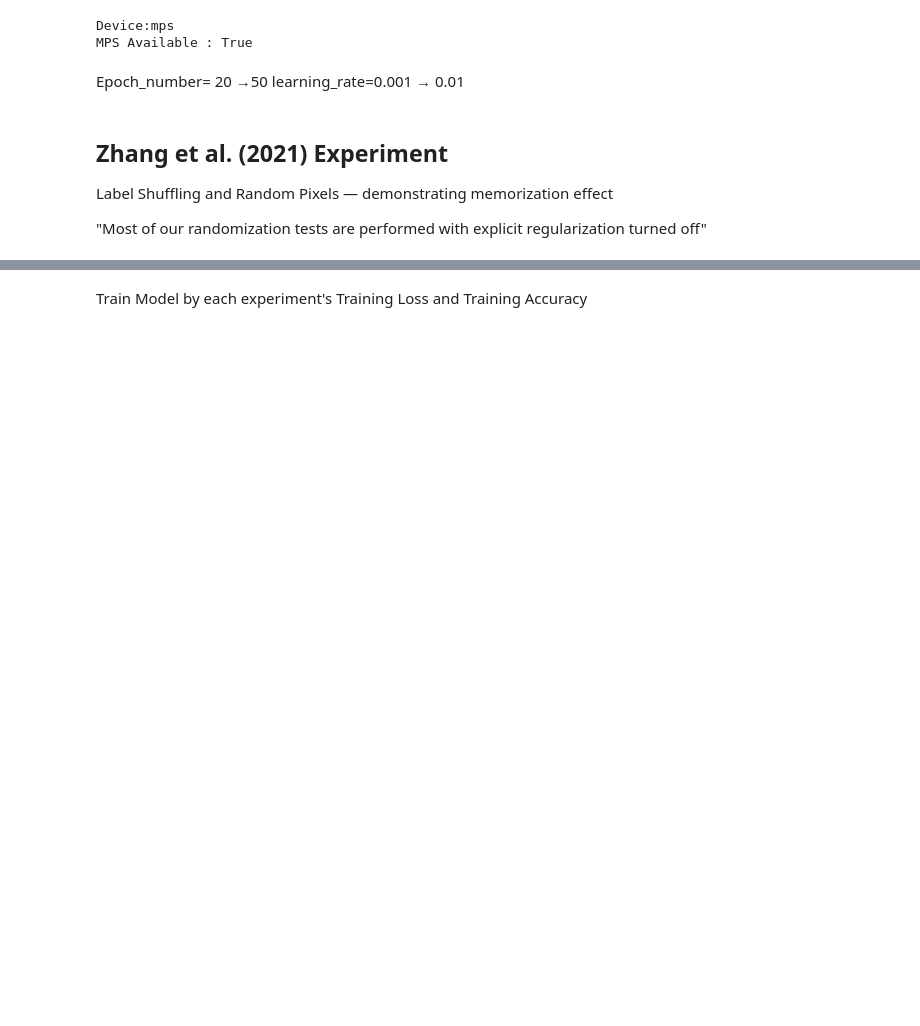
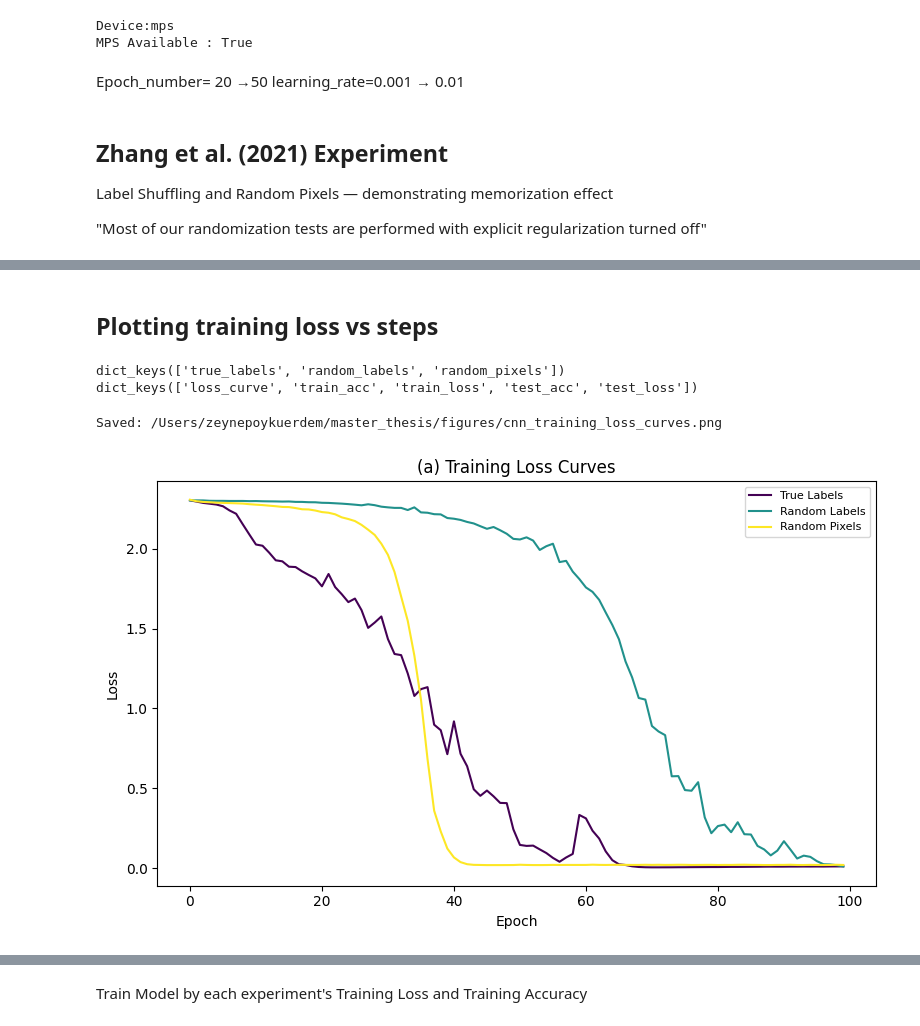
Before and after one commit to zeynepoykuerdem/master_thesis, a Jupyter notebook: master_thesis/main.ipynb, the cells around one changed output, grey strips where cells are left out. Saved outputs shown, nothing was run; the diff lists cells and outputs as text; code cells hidden in the pictures; blank space fills up the shorter version.

```diff
--- a/master_thesis/main.ipynb
+++ b/master_thesis/main.ipynb
@@ -183,12 +197,16 @@ def train_experiment(exp_model, loader, num_epochs=50):
 
     return history
 # %%
-def evaluate_model(loader, loss_fn,model):
-    eval_model=model.to(device)
+def evaluate_model(loader,model):
+    eval_model=model
     eval_model.eval()
     correct    = 0
     total      = 0
     epoch_loss = 0.0
+
+    exp_loss_fn = nn.CrossEntropyLoss()
+
+
 
     with torch.no_grad():
         for images, labels in loader:
@@ -196,7 +214,7 @@ def evaluate_model(loader, loss_fn,model):
             labels = labels.to(device)
 
             y_pred = eval_model(images)
-            loss   = loss_fn(y_pred, labels)
+            loss   = exp_loss_fn(y_pred, labels)
 
             epoch_loss   += loss.item()
             _, predicted  = torch.max(y_pred.data, 1)
@@ -274,0 +257,29 @@ ImportError: cannot import name 'load_cifar10_data_no_augmentation' from 'data.c
+# %%
+experiments={
+    'true_labels': ZhangExperiment(train_subset,'true_labels'),
+    'random_labels': ZhangExperiment(train_subset,'random_labels'),
+    'random_pixels': ZhangExperiment(train_subset,'random_pixels'),
+    }
+
+results_cnn={}
+
+
+
+for exp_name, exp_dataset in experiments.items():
+    print(f"\nExperiment: {exp_name}")
+    exp_loader = DataLoader(exp_dataset, batch_size=32, shuffle=True)
+    # No regularization for CNN
+    exp_model = SimpleCNN(num_classes=10).to(device)
+
+    history = train_experiment(exp_model, exp_loader)
+
+    test_acc, test_loss = evaluate_model(test_base_loader, exp_model)
+
+    results_cnn[exp_name] = {
+        'loss_curve': history['loss'],
+        'train_acc': history['acc'][-1],
+        'train_loss': history['loss'][-1],
+        'test_acc': test_acc,
+        'test_loss': test_loss
+    }
+    print(f"  Train: {history['acc'][-1]:.2f}%  Test: {test_acc:.2f}%")
@@ -274,0 +304,15 @@ ImportError: cannot import name 'load_cifar10_data_no_augmentation' from 'data.c
+# %% [markdown]
+## Plotting training loss vs steps
+# %%
+print(results_cnn.keys())
+print(results_cnn[list(results_cnn.keys())[0]].keys())
+# %% [output]
+dict_keys(['true_labels', 'random_labels', 'random_pixels'])
+dict_keys(['loss_curve', 'train_acc', 'train_loss', 'test_acc', 'test_loss'])
+# %%
+from evaluation.plotting import plot_training_loss_curves
+
+plot_training_loss_curves(results_cnn, list(results_cnn.keys()), save_path='/Users/zeynepoykuerdem/master_thesis/figures/cnn_training_loss_curves.png')
+# %% [output]
+Saved: /Users/zeynepoykuerdem/master_thesis/figures/cnn_training_loss_curves.png
+[figure, added]
```
Also changed, not shown: parts of 17 cells of this notebook, 6 other files.
